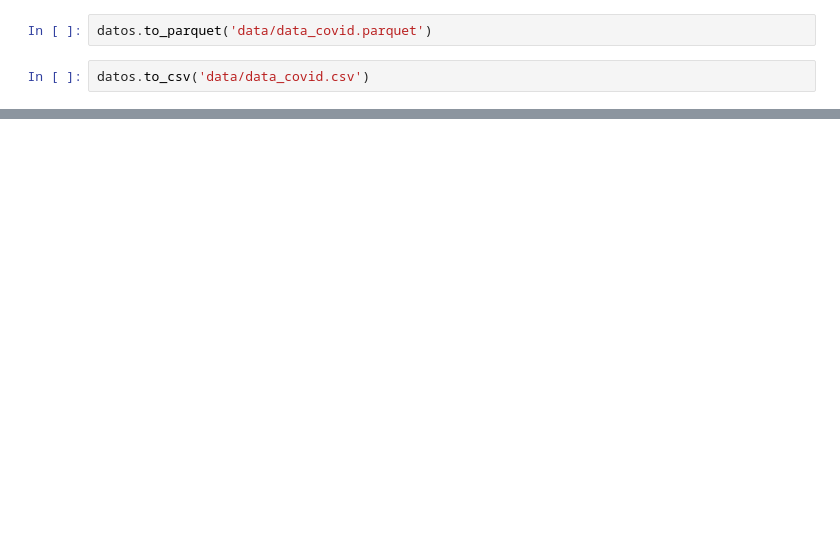
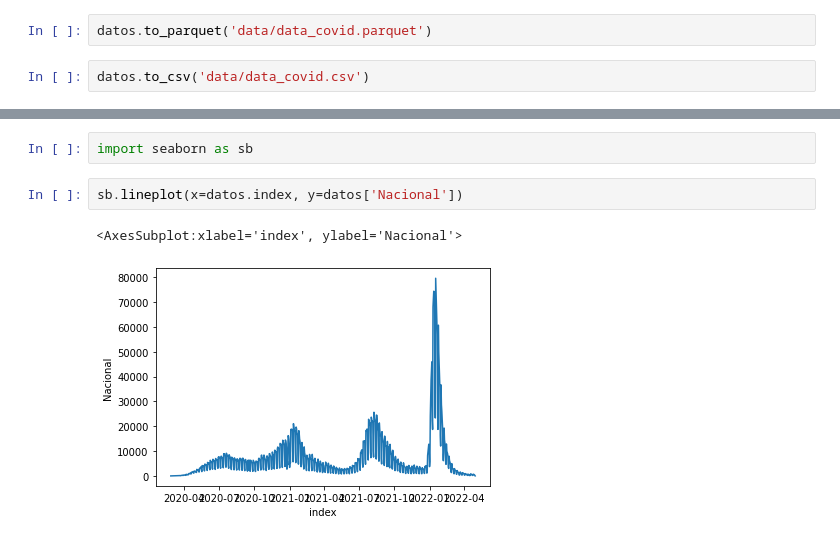
Before and after one commit to Cloudevel/gcp301, a Jupyter notebook: Untitled.ipynb, the cells around one changed output, grey strips where cells are left out. Saved outputs shown, nothing was run; the diff lists cells and outputs as text; blank space fills up the shorter version.

```diff
--- a/Untitled.ipynb
+++ b/Untitled.ipynb
@@ -157,0 +163,7 @@ datos.to_json('data/data_covid.json')
+# %%
+import seaborn as sb
+# %%
+sb.lineplot(x=datos.index, y=datos['Nacional'])
+# %% [output]
+<AxesSubplot:xlabel='index', ylabel='Nacional'>
+[figure, added]
```
Also changed, not shown: parts of 6 cells of this notebook, 5 other files.
